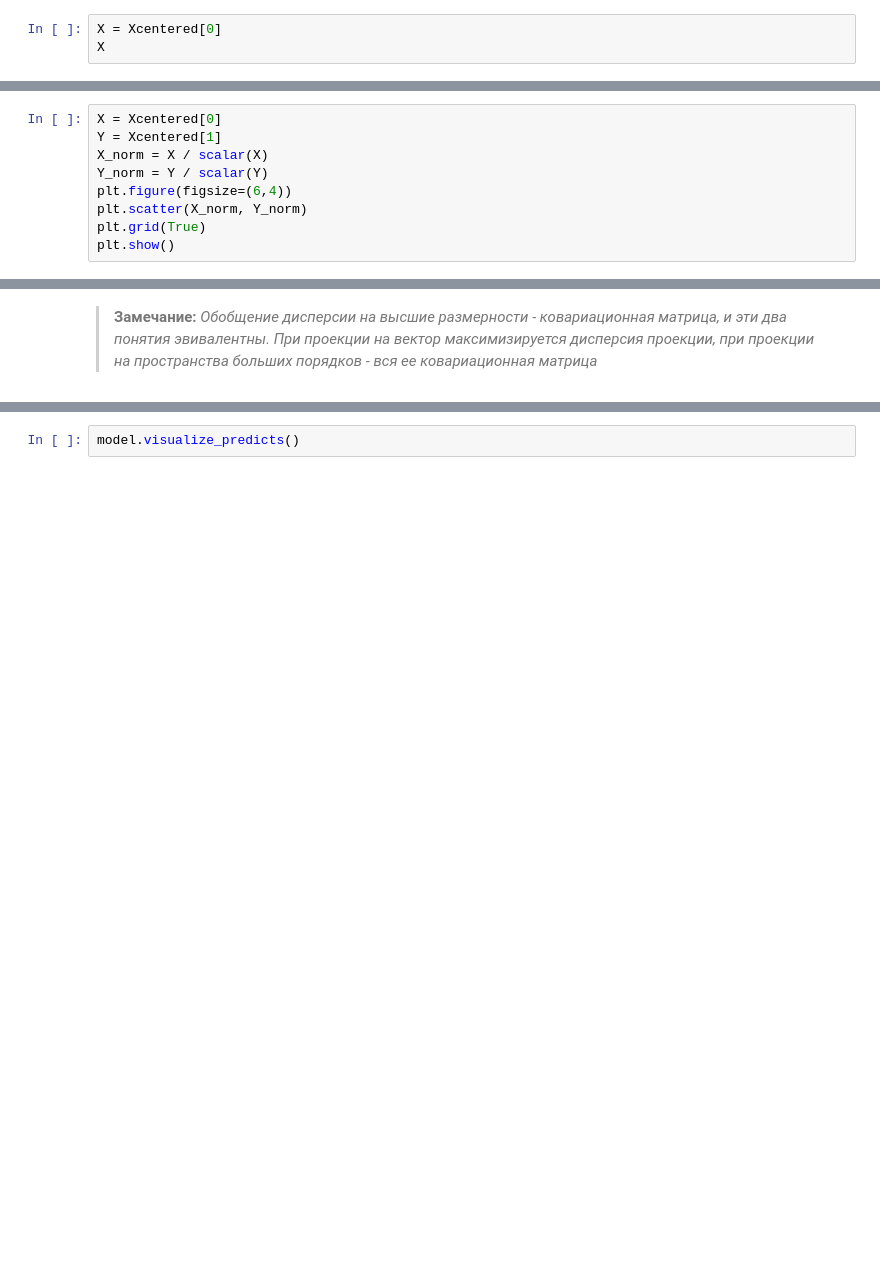
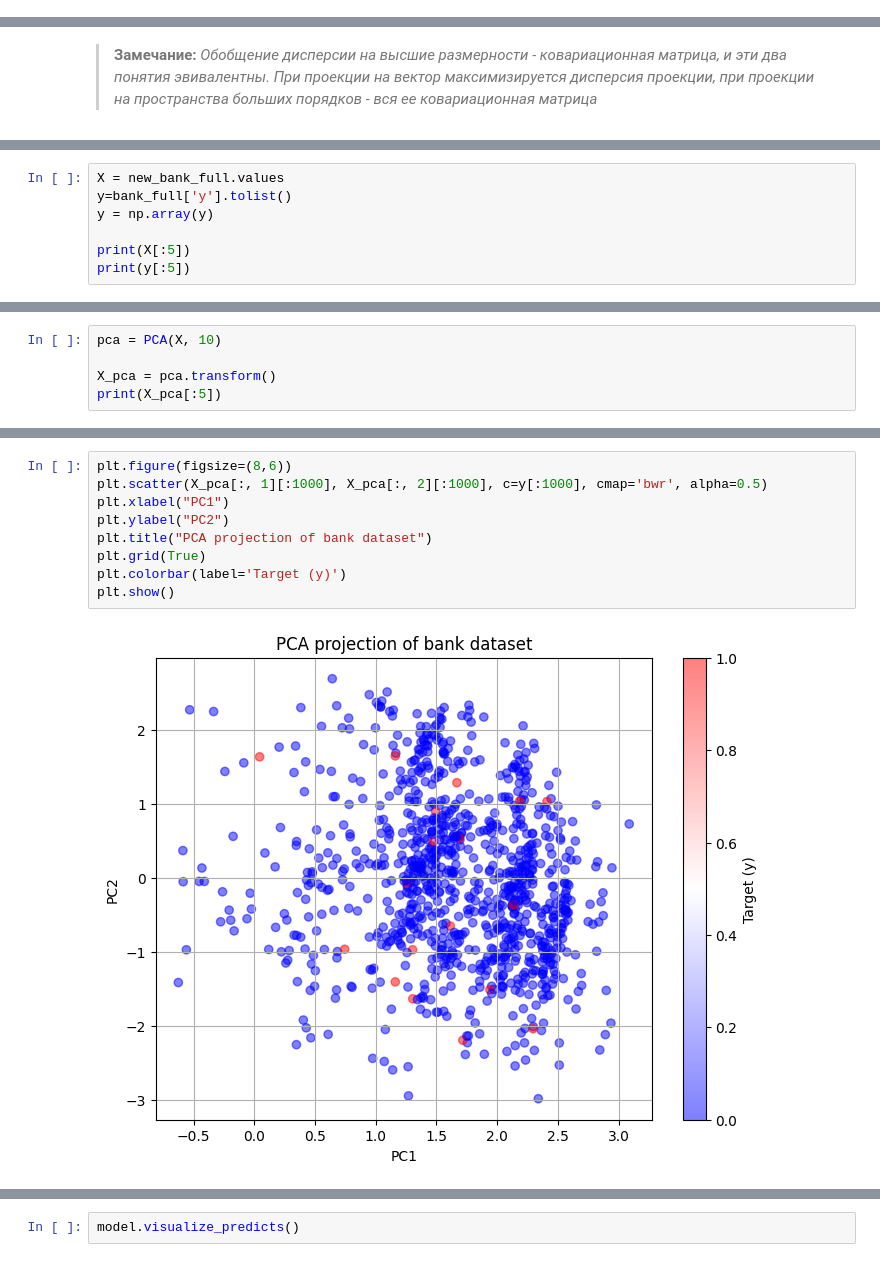
Before and after one commit to Rainfue/RecSys, a Jupyter notebook: note1.ipynb, the cells around one changed output, grey strips where cells are left out. Saved outputs shown, nothing was run; the diff lists cells and outputs as text; blank space fills up the shorter version.

```diff
--- a/note1.ipynb
+++ b/note1.ipynb
@@ -880,3 +854,0 @@ scalar([2,4,5,1,3,6,7,4])
-# %%
-X = Xcentered[0]
-X
@@ -892,9 +854,0 @@ np.float64(25.787593916455254)
-# %%
-X = Xcentered[0]
-Y = Xcentered[1]
-X_norm = X / scalar(X)
-Y_norm = Y / scalar(Y)
-plt.figure(figsize=(6,4))
-plt.scatter(X_norm, Y_norm)
-plt.grid(True)
-plt.show()
@@ -931,0 +980,7 @@ v @ cov_mat @ v
+# %%
+X = new_bank_full.values
+y=bank_full['y'].tolist()
+y = np.array(y)
+
+print(X[:5])
+print(y[:5])
@@ -931,0 +1004,5 @@ v @ cov_mat @ v
+# %%
+pca = PCA(X, 10)
+
+X_pca = pca.transform()
+print(X_pca[:5])
@@ -931,0 +1056,11 @@ v @ cov_mat @ v
+# %%
+plt.figure(figsize=(8,6))
+plt.scatter(X_pca[:, 1][:1000], X_pca[:, 2][:1000], c=y[:1000], cmap='bwr', alpha=0.5)
+plt.xlabel("PC1")
+plt.ylabel("PC2")
+plt.title("PCA projection of bank dataset")
+plt.grid(True)
+plt.colorbar(label='Target (y)')
+plt.show()
+# %% [output]
+[figure, added]
```
Also changed, not shown: parts of 51 cells of this notebook, 2 other files.
